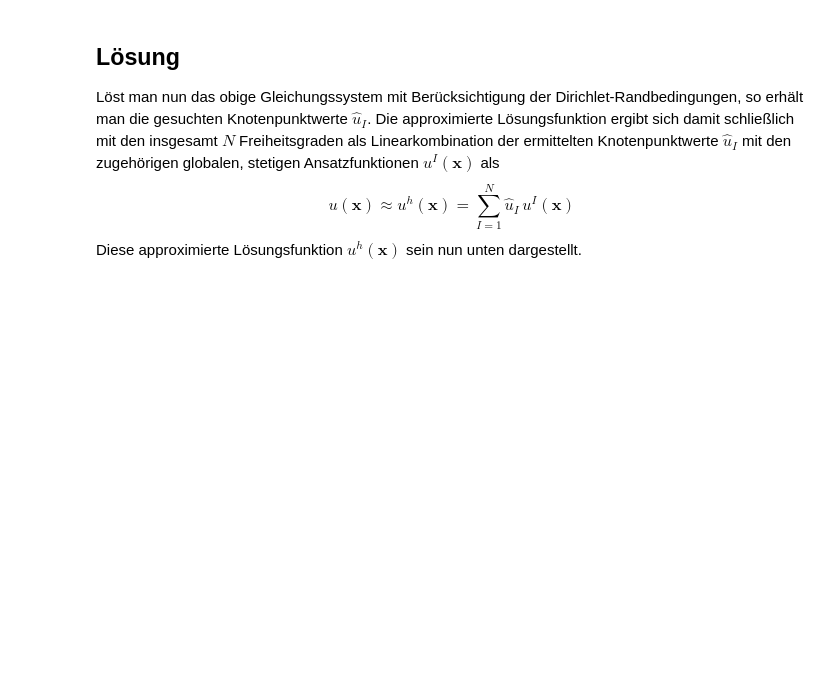
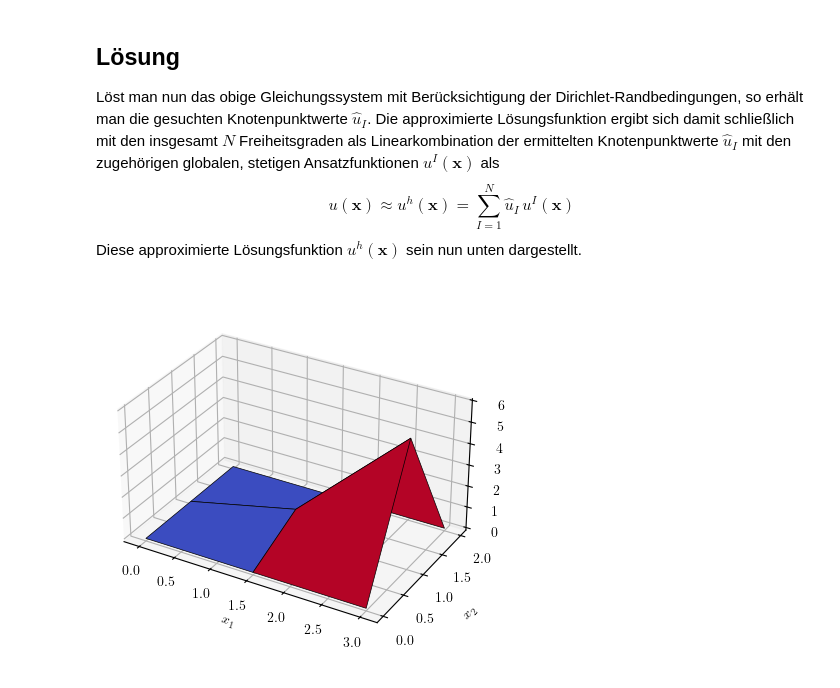
Before and after one commit to heyberry-at/poisson, a Jupyter notebook: poisson_equation.ipynb, the cells around one changed output. Saved outputs shown, nothing was run; the diff lists cells and outputs as text; code cells hidden in the pictures; blank space fills up the shorter version.

```diff
--- a/poisson_equation.ipynb
+++ b/poisson_equation.ipynb
@@ -577,19 +646,21 @@ u_hat_num = np.array([v for v in u_hat_sorted.values()]).astype(np.float64)
 # %%
 xx = np.linspace(0,B_value,n_elem_x+1)
 yy = np.linspace(0,H_value,n_elem_y+1)
 zz = u_hat_num
 
 X, Y = np.meshgrid(xx,yy)
 Z = zz.reshape(n_elem_y+1, n_elem_x+1)
 
 fig = plt.figure()
 ax = fig.add_subplot(111, projection='3d')
-ax.plot_surface(X, Y, Z, cmap='viridis', edgecolor='k')
+ax.plot_surface(X, Y, Z, cmap='coolwarm', edgecolor='k', linewidth=0.5)
 ax.set_xlabel('$x_1$')
 ax.set_ylabel('$x_2$')
 ax.set_zlabel('$u(x_1, x_2)$')
 #ax.set_zticks([])
 world_limits = ax.get_w_lims()
 H = 0.6*np.max([B_value, H_value])
 ax.set_box_aspect((world_limits[1]-world_limits[0],world_limits[3]-world_limits[2],H))
 plt.show()
+# %% [output]
+[figure, added]
```
Also changed, not shown: parts of 11 cells of this notebook, 3 other files.
